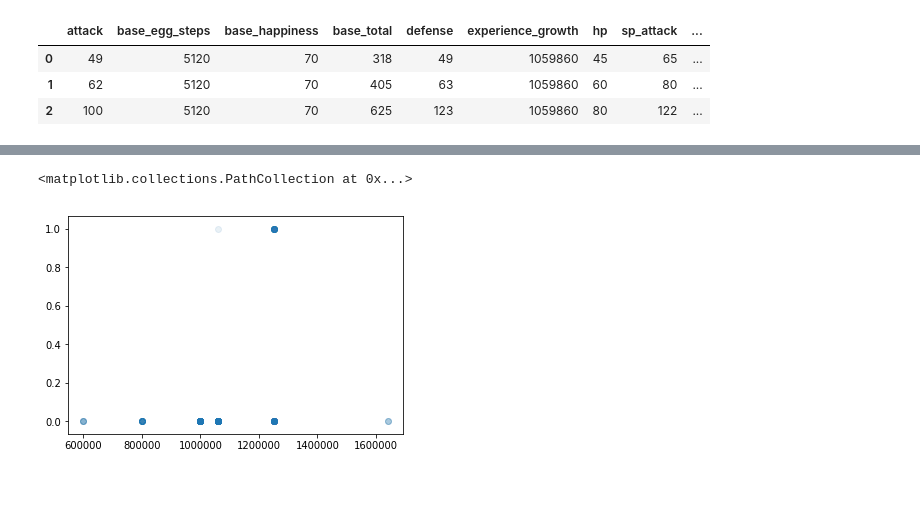
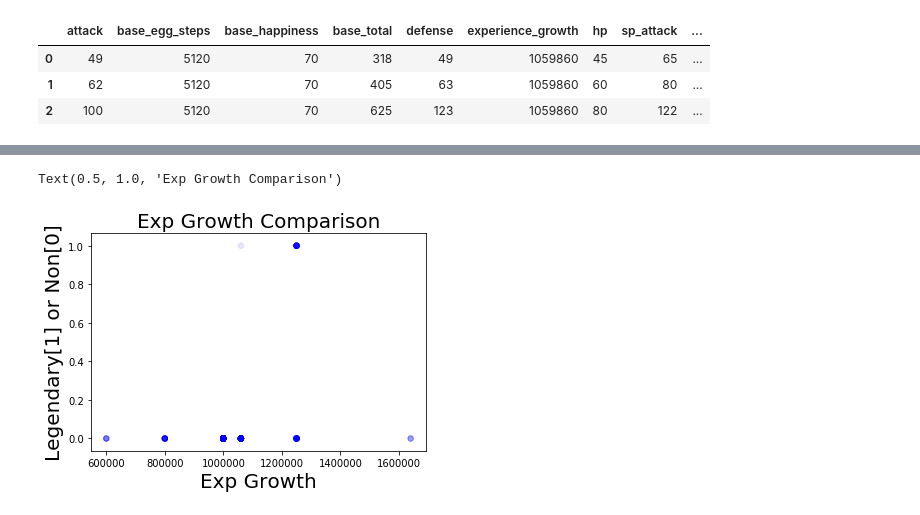
Before and after one commit to DavidWants2Learn/IsPokemonLegendary, a Jupyter notebook: Pokemon_Legendary.ipynb, the cells around one changed output, grey strips where cells are left out. Saved outputs shown, nothing was run; the diff lists cells and outputs as text; code cells hidden in the pictures; blank space fills up the shorter version.

```diff
--- a/Pokemon_Legendary.ipynb
+++ b/Pokemon_Legendary.ipynb
@@ -207,8 +228,15 @@ Text(0.5, 1.0, 'Normal and Legendary : Attack vs Defence')
 # %%
 px = df["experience_growth"].values
 py = df["is_legendary"].values
-# %%
-plt.scatter(px, py, alpha=0.03)
-# %% [output]
-<matplotlib.collections.PathCollection at 0x...>
-[figure, removed]
+# %%
+my_color = np.where(py>1, 'red', 'blue')
+
+#plt.vlines(x=px, ymin=0, ymax=py, color=my_color, alpha=0.03)
+#plt.scatter(px, py, alpha=0.03)
+plt.scatter(x=px, y=py, color=my_color, s=30, alpha=0.03)
+plt.xlabel("Exp Growth",fontsize=20)
+plt.ylabel("Legendary[1] or Non[0]",fontsize=20)
+plt.title("Exp Growth Comparison", fontsize=20)
+# %% [output]
+Text(0.5, 1.0, 'Exp Growth Comparison')
+[figure, added]
```
Also changed, not shown: parts of 6 cells of this notebook.
